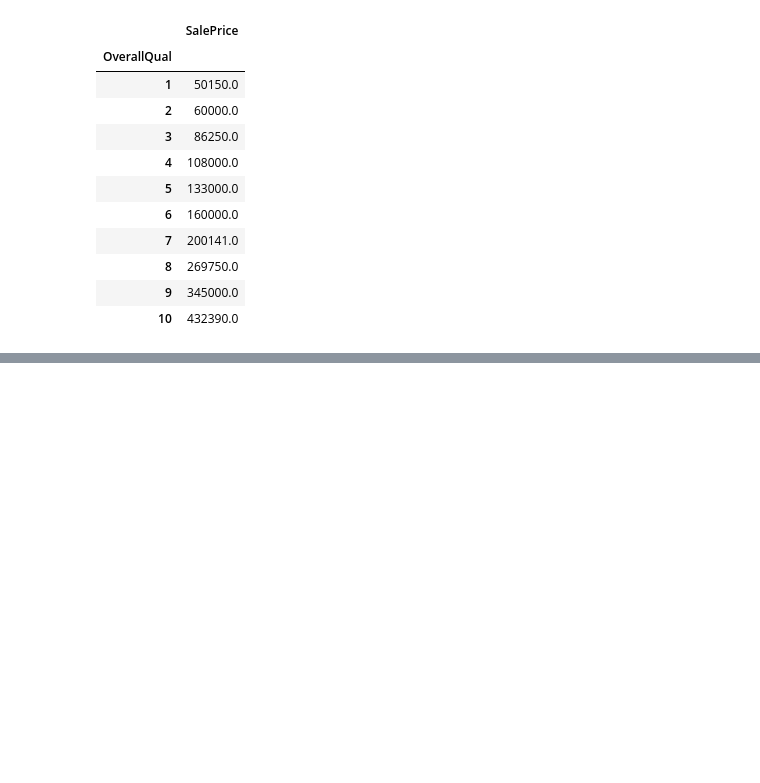
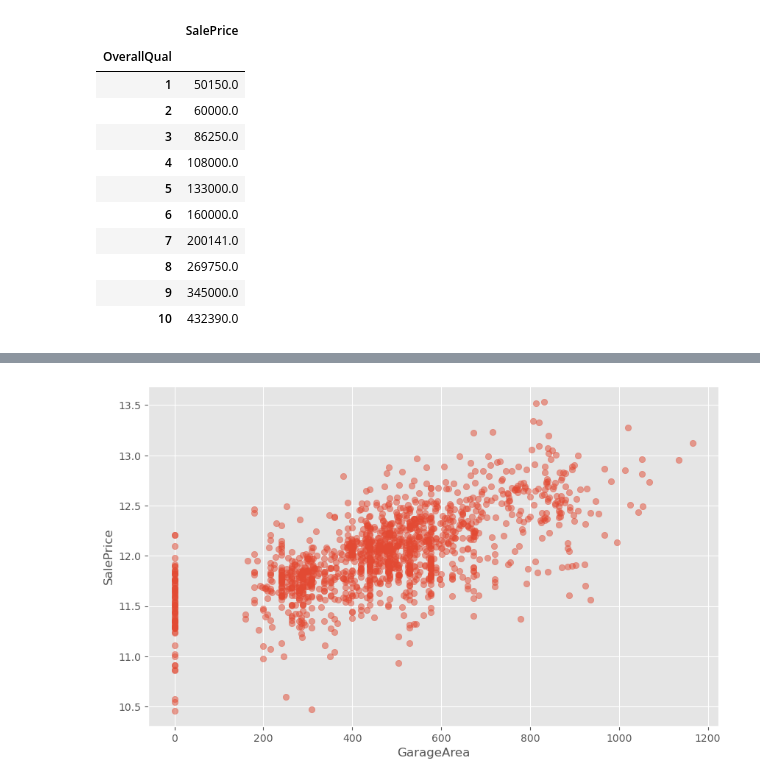
Before and after one commit to fahim2443/Ames-Iowa-house-price-prediction, a Jupyter notebook: work.ipynb, the cells around one changed output, grey strips where cells are left out. Cells and saved outputs as stored; diff of their text form; code cells hidden in the pictures; blank space fills up the shorter version.

```diff
--- a/work.ipynb
+++ b/work.ipynb
@@ -160,0 +175,8 @@ Error:
+# %%
+train = train[train['GarageArea'] < 1200]
+plt.scatter(x=train.GarageArea, y=np.log(train.SalePrice), alpha=0.5)
+plt.xlabel('GarageArea')
+plt.ylabel('SalePrice')
+plt.show()
+# %% [output]
+[figure, added]
```
Also changed, not shown: parts of 4 cells of this notebook.
